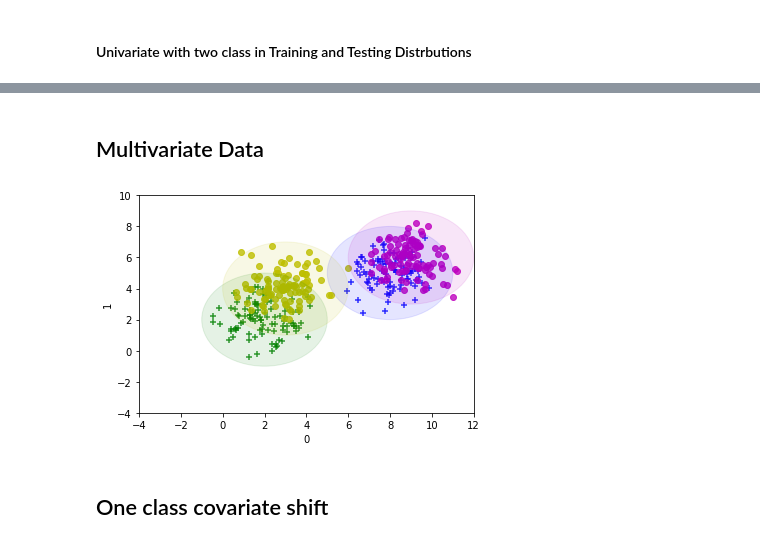
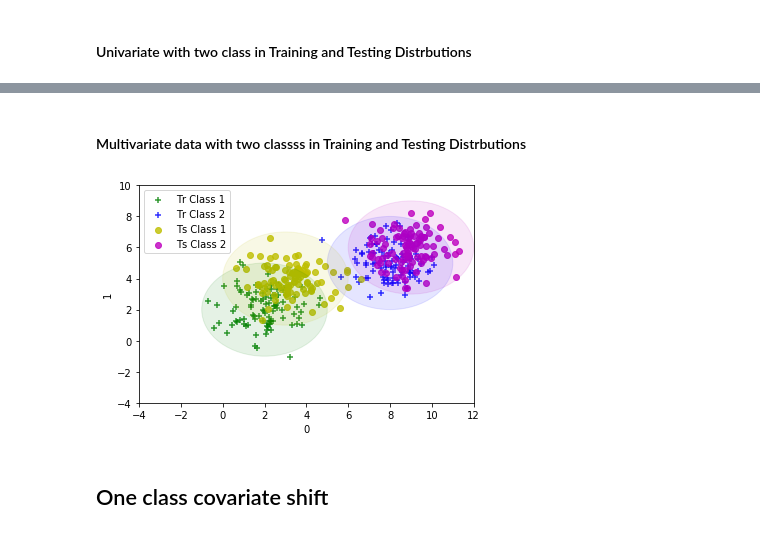
Before and after one commit to C-002/ce888labsHR, a Jupyter notebook: Dataset_Shift_HR.ipynb, the cells around one changed output, grey strips where cells are left out. Saved outputs shown, nothing was run; the diff lists cells and outputs as text; code cells hidden in the pictures.

```diff
--- a/Dataset_Shift_HR.ipynb
+++ b/Dataset_Shift_HR.ipynb
@@ -69,5 +69,5 @@ plt.show()
-# %% [markdown]
-##  Multivariate Data
+# %% [markdown]
+####  Multivariate data with two classss in Training and Testing Distrbutions
 # %%
 def get_cov_ellipse(cov, centre, nstd, **kwargs):
     """
@@ -106,39 +106,38 @@ Tr_X=pd.DataFrame(Tr_X_array)
 Ts_Mu1 = [3,4]
 Ts_Cov1 = np.eye(2)
 Ts_d1 = np.random.multivariate_normal(Ts_Mu1, Ts_Cov1, 100)
 
 Ts_Mu2 = [9,6]
 Ts_Cov2 = np.eye(2)
 Ts_d2 = np.random.multivariate_normal(Ts_Mu2, Ts_Cov2, 100)
 
 Ts_X_array=np.concatenate((Ts_d1,Ts_d2), axis=0)
 Ts_X=pd.DataFrame(Ts_X_array)
 
 # use the function regplot to make a scatterplot
-ax1=sns.regplot(x=Tr_X.iloc[0:100,0], y=Tr_X.iloc[0:100,1], marker="+", fit_reg=False, color="g")
+ax1=sns.regplot(x=Tr_X.iloc[0:100,0], y=Tr_X.iloc[0:100,1], marker="+", fit_reg=False, color="g", label="Tr Class 1")
 e1 = get_cov_ellipse(Tr_Cov1, Tr_Mu1, 3,color="g", alpha=0.1)
 ax1.add_artist(e1)
 
-ax2=sns.regplot(x=Tr_X.iloc[101:200,0], y=Tr_X.iloc[101:200,1],  marker="+", fit_reg=False, color="b")
+ax2=sns.regplot(x=Tr_X.iloc[101:200,0], y=Tr_X.iloc[101:200,1],  marker="+", fit_reg=False, color="b", label="Tr Class 2")
 e2 = get_cov_ellipse(Tr_Cov2, Tr_Mu2, 3, color="b", alpha=0.1)
 ax2.add_artist(e2)
 
 # use the function regplot to make a scatterplot
-ax3=sns.regplot(x=Ts_X.iloc[0:100,0], y=Ts_X.iloc[0:100,1],fit_reg=False, color="y", marker="o")
+ax3=sns.regplot(x=Ts_X.iloc[0:100,0], y=Ts_X.iloc[0:100,1],fit_reg=False, color="y", marker="o", label="Ts Class 1")
 e3 = get_cov_ellipse(Ts_Cov1, Ts_Mu1, 3, color="y", alpha=0.1)
 ax3.add_artist(e3)
 
-ax4=sns.regplot(x=Ts_X.iloc[101:200,0], y=Ts_X.iloc[101:200,1],fit_reg=False, color="m", marker="o")
+ax4=sns.regplot(x=Ts_X.iloc[101:200,0], y=Ts_X.iloc[101:200,1],fit_reg=False, color="m", marker="o", label="Ts Class 2")
 e4 = get_cov_ellipse(Ts_Cov2, Ts_Mu2, 3,color="m", alpha=0.1)
 ax4.add_artist(e4)
-
 
 plt.ylim(-4,10)
 plt.xlim(-4, 12)
 plt.legend()
 plt.show()
 # %% [output]
-[figure, old version]
+[figure, new version]
 # %% [markdown]
 ## One class covariate shift
 # %% [markdown]
```
Also changed, not shown: parts of 5 cells of this notebook.
